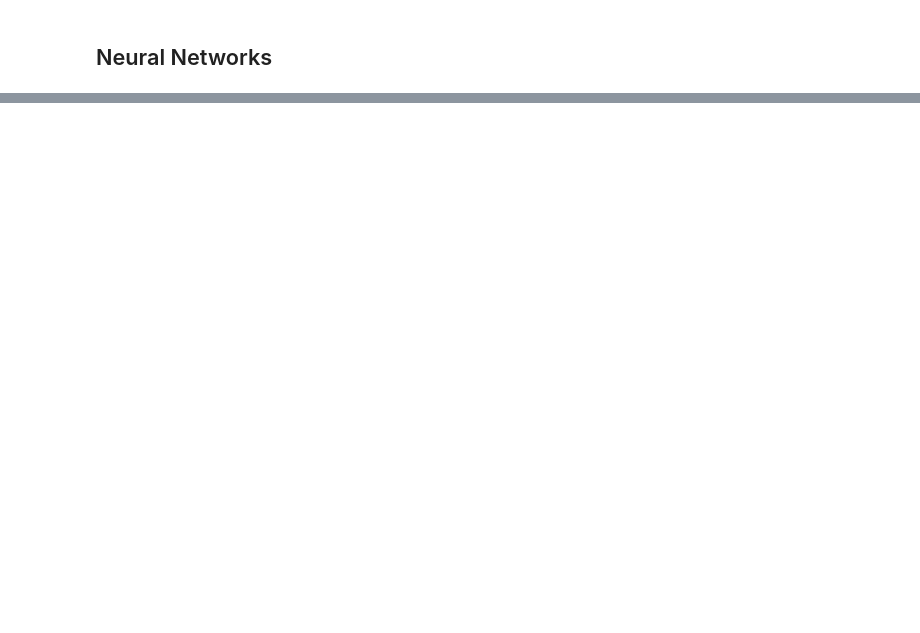
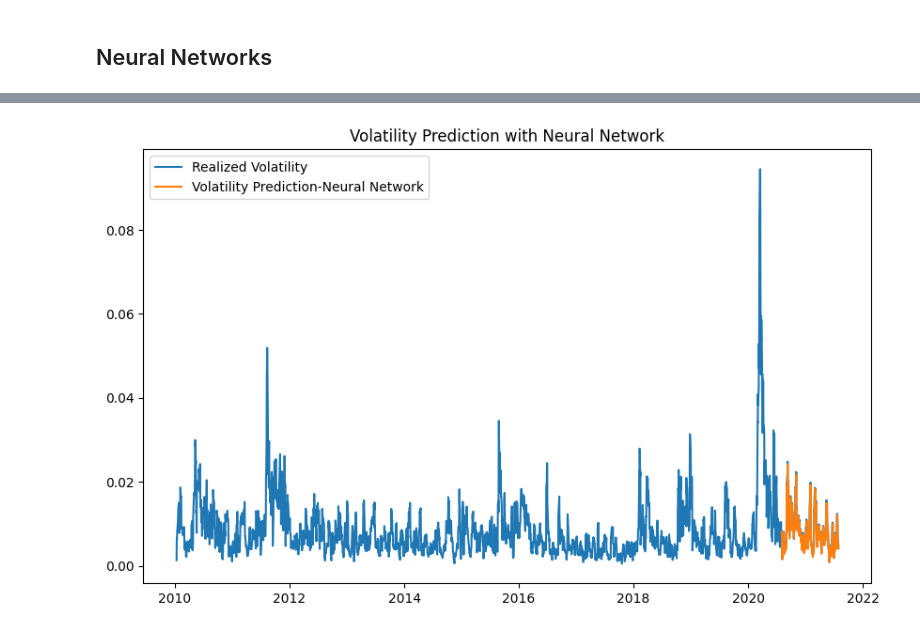
Before and after one commit to guilhermemalves03/Machine-Learning-for-Financial-Risk-Management-with-Python, a Jupyter notebook: 4-MachineLearning-BasedVolatilityPrediction.ipynb, the cells around one changed output, grey strips where cells are left out. Cells and saved outputs as stored; diff of their text form; code cells hidden in the pictures; blank space fills up the shorter version.

```diff
--- a/4-MachineLearning-BasedVolatilityPrediction.ipynb
+++ b/4-MachineLearning-BasedVolatilityPrediction.ipynb
@@ -574,0 +587,10 @@ plt.show()
+# %%
+from sklearn.neural_network import MLPRegressor
+NN_vol = MLPRegressor(learning_rate_init=0.001, random_state=1)
+para_grid_NN= {"hidden_layer_sizes": [(100, 50), (50, 50), (10, 100)], "max_iter": [500, 1000], "alpha": [0.00005, 0.0005]}
+clf = RandomizedSearchCV(NN_vol, para_grid_NN, n_jobs =-1)
+clf.fit(X.iloc[:-n].values, y.iloc[:-n].values.reshape(-1,))
+NN_predictions=clf.predict(X.iloc[-n:])
+# %%
+NN_predictions = pd.DataFrame(NN_predictions)
+NN_predictions.index = ret.iloc[-n:].index
@@ -574,0 +602,9 @@ plt.show()
+# %%
+plt.figure(figsize=(10, 6))
+plt.plot(realized_vol_dated / 100, label='Realized Volatility')
+plt.plot(NN_predictions / 100, label='Volatility Prediction-Neural Network')
+plt.title('Volatility Prediction with Neural Network', fontsize=12)
+plt.legend()
+plt.show()
+# %% [output]
+[figure, added]
```
Also changed, not shown: parts of 15 cells of this notebook, 1 other file.
